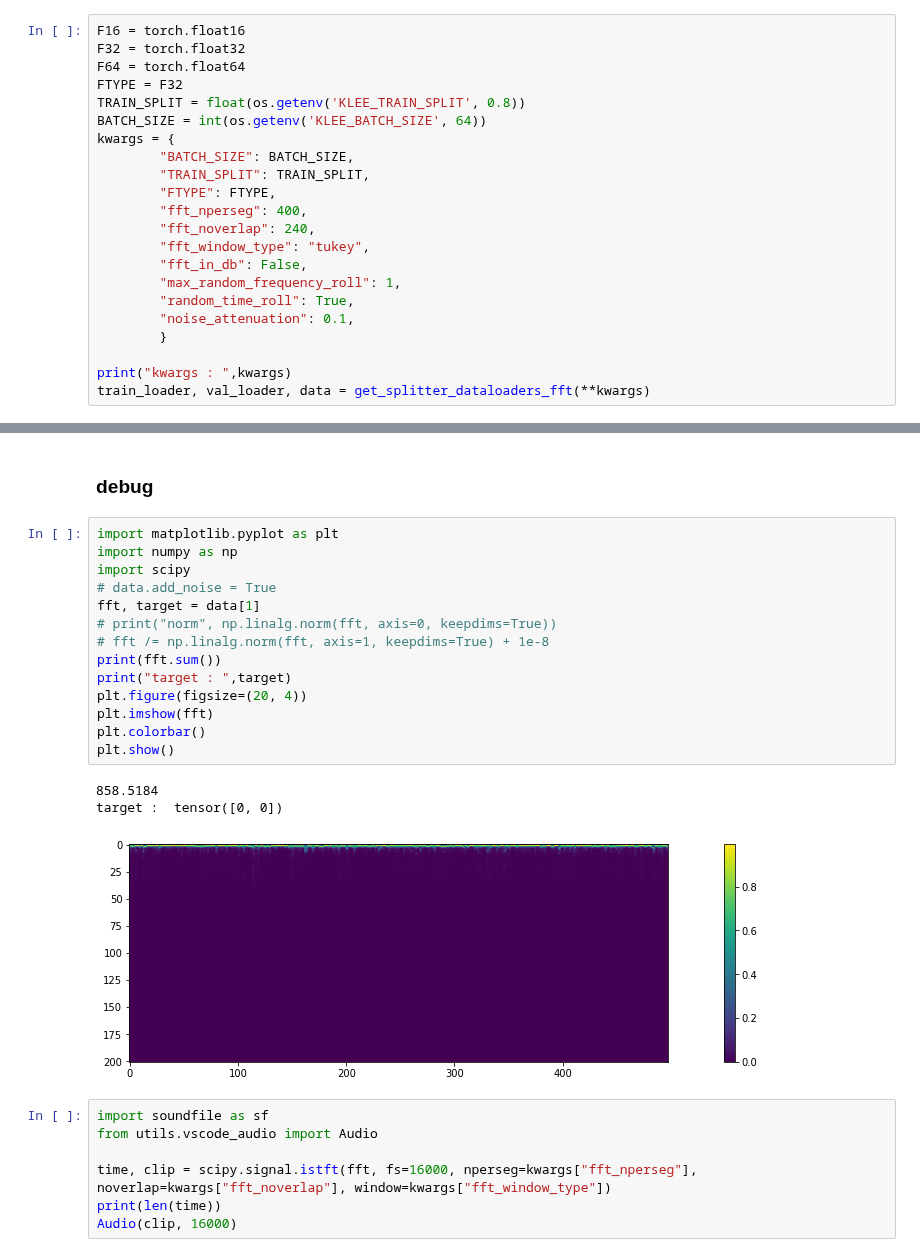
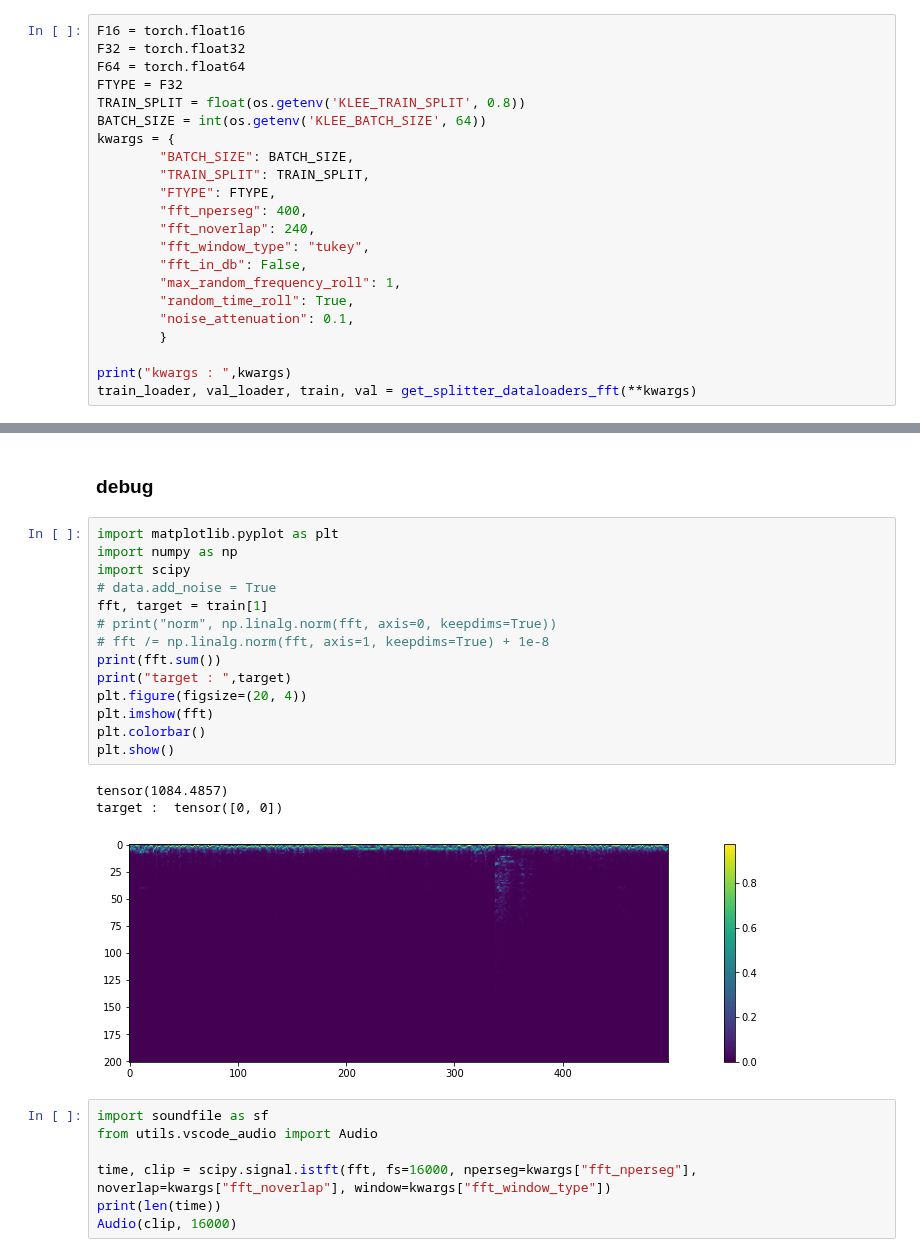
Before and after one commit to Mustapha-AJEGHRIR/klee_project_audio, a Jupyter notebook: notebooks/fft_model.ipynb, the cells around one changed output, grey strips where cells are left out. Saved outputs shown, nothing was run; the diff lists cells and outputs as text.

```diff
--- a/notebooks/fft_model.ipynb
+++ b/notebooks/fft_model.ipynb
@@ -55,7 +55,7 @@ kwargs = {
         }
 
 print("kwargs : ",kwargs)
-train_loader, val_loader, data = get_splitter_dataloaders_fft(**kwargs)
+train_loader, val_loader, train, val = get_splitter_dataloaders_fft(**kwargs)
 # %% [output]
 kwargs :  {'BATCH_SIZE': 8, 'TRAIN_SPLIT': 0.8, 'FTYPE': torch.float32, 'fft_nperseg': 400, 'fft_noverlap': 240, 'fft_window_type': 'tukey', 'fft_in_db': False, 'max_random_frequency_roll': 1, 'random ...
 # %% [markdown]
@@ -63,21 +63,21 @@ kwargs :  {'BATCH_SIZE': 8, 'TRAIN_SPLIT': 0.8, 'FTYPE': torch.float32, 'fft_npe
 # %%
 import matplotlib.pyplot as plt
 import numpy as np
 import scipy
 # data.add_noise = True
-fft, target = data[1]
+fft, target = train[1]
 # print("norm", np.linalg.norm(fft, axis=0, keepdims=True))
 # fft /= np.linalg.norm(fft, axis=1, keepdims=True) + 1e-8
 print(fft.sum())
 print("target : ",target)
 plt.figure(figsize=(20, 4))
 plt.imshow(fft)
 plt.colorbar()
 plt.show()
 # %% [output]
-858.5184
+tensor(1084.4857)
 target :  tensor([0, 0])
-[figure, old version]
+[figure, new version]
 # %%
 import soundfile as sf
 from utils.vscode_audio import Audio
```
Also changed, not shown: parts of 4 cells of this notebook, 1 other file.
